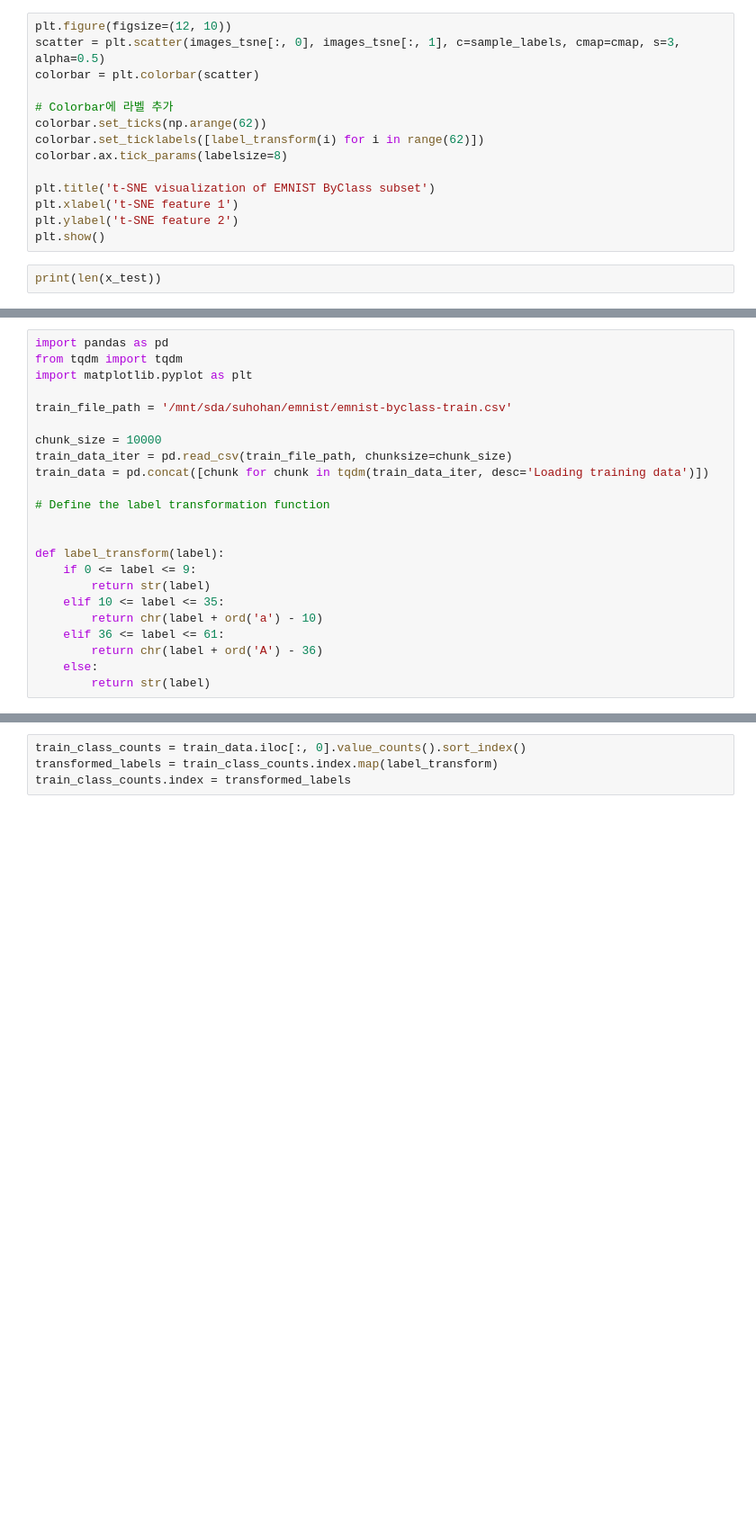
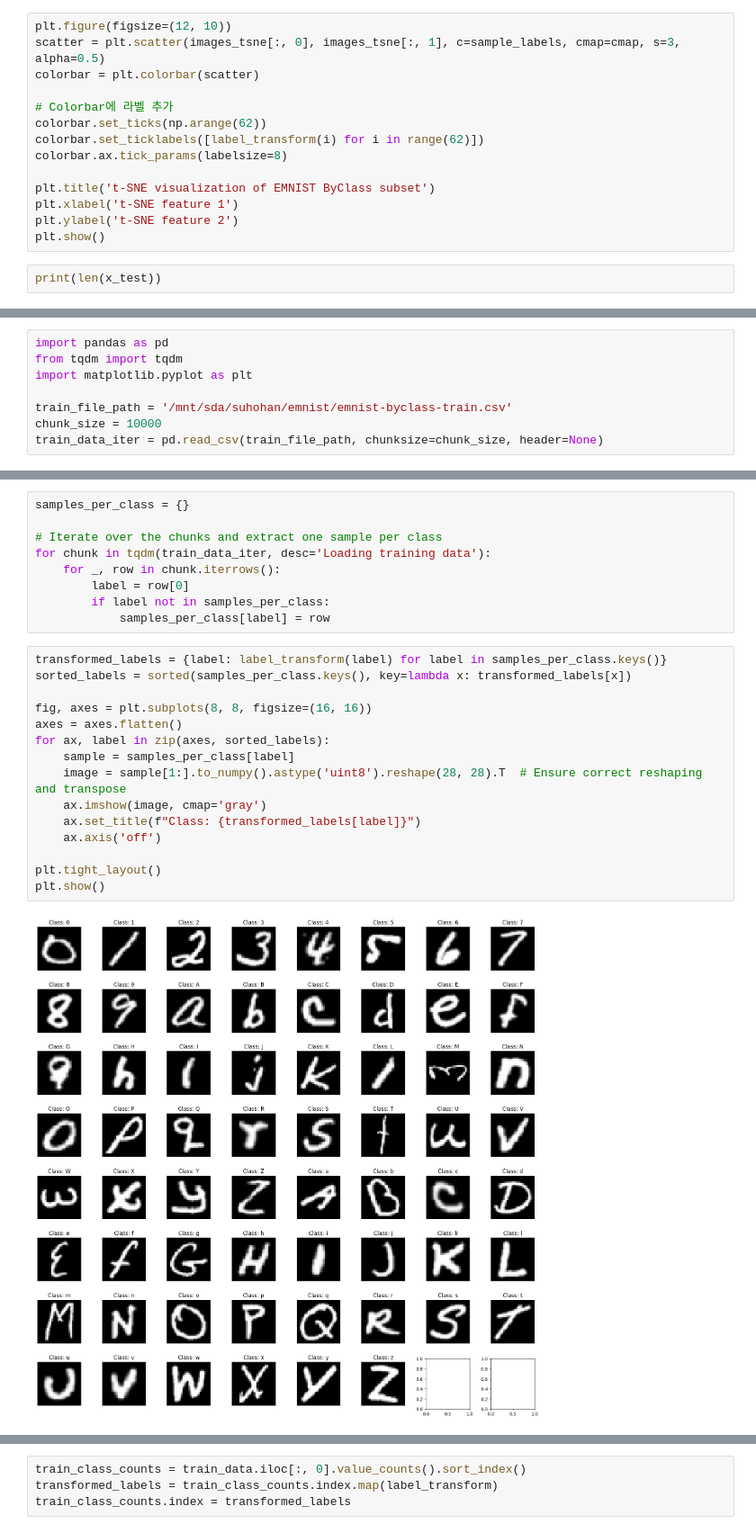
Before and after one commit to unbroken2650/ann-project, a Jupyter notebook: visualization/dataset_visualize.ipynb, the cells around one changed output, grey strips where cells are left out. Shown: that part at 90% size. Saved outputs shown, nothing was run; the diff lists cells and outputs as text; blank space fills up the shorter version.

```diff
--- a/visualization/dataset_visualize.ipynb
+++ b/visualization/dataset_visualize.ipynb
@@ -100,20 +104,5 @@ from tqdm import tqdm
 import matplotlib.pyplot as plt
 
 train_file_path = '/mnt/sda/suhohan/emnist/emnist-byclass-train.csv'
-
 chunk_size = 10000
-train_data_iter = pd.read_csv(train_file_path, chunksize=chunk_size)
-train_data = pd.concat([chunk for chunk in tqdm(train_data_iter, desc='Loading training data')])
-
-# Define the label transformation function
-
-
-def label_transform(label):
-    if 0 <= label <= 9:
-        return str(label)
-    elif 10 <= label <= 35:
-        return chr(label + ord('a') - 10)
-    elif 36 <= label <= 61:
-        return chr(label + ord('A') - 36)
-    else:
-        return str(label)
+train_data_iter = pd.read_csv(train_file_path, chunksize=chunk_size, header=None)
@@ -119,0 +111,26 @@ def label_transform(label):
+# %%
+samples_per_class = {}
+
+# Iterate over the chunks and extract one sample per class
+for chunk in tqdm(train_data_iter, desc='Loading training data'):
+    for _, row in chunk.iterrows():
+        label = row[0]
+        if label not in samples_per_class:
+            samples_per_class[label] = row
+# %%
+transformed_labels = {label: label_transform(label) for label in samples_per_class.keys()}
+sorted_labels = sorted(samples_per_class.keys(), key=lambda x: transformed_labels[x])
+
+fig, axes = plt.subplots(8, 8, figsize=(16, 16))
+axes = axes.flatten()
+for ax, label in zip(axes, sorted_labels):
+    sample = samples_per_class[label]
+    image = sample[1:].to_numpy().astype('uint8').reshape(28, 28).T  # Ensure correct reshaping and transpose
+    ax.imshow(image, cmap='gray')
+    ax.set_title(f"Class: {transformed_labels[label]}")
+    ax.axis('off')
+
+plt.tight_layout()
+plt.show()
+# %% [output]
+[figure, added]
```
Also changed, not shown: parts of 10 cells of this notebook, 16 other files.
